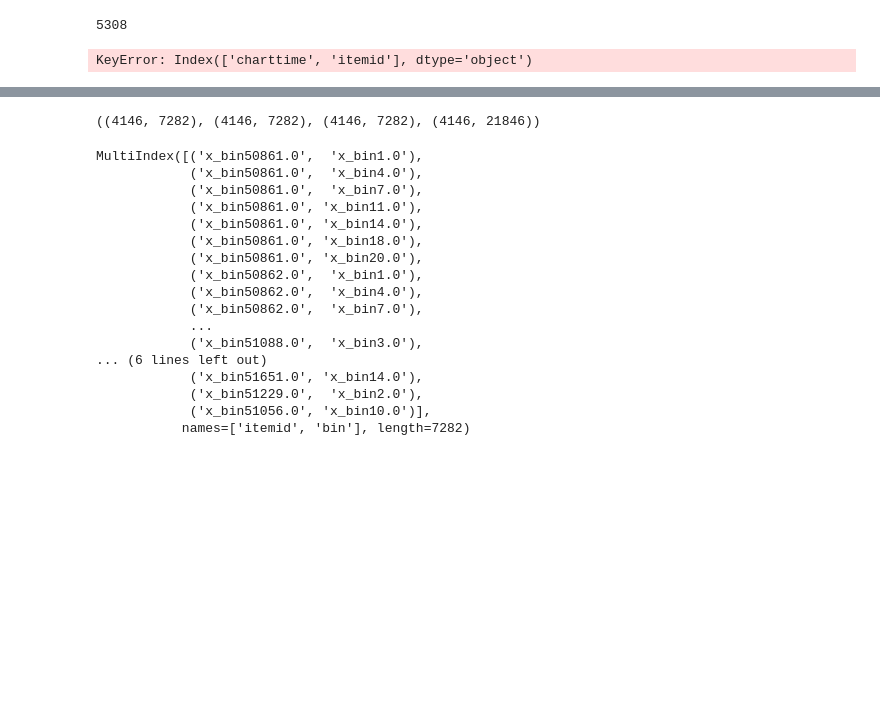
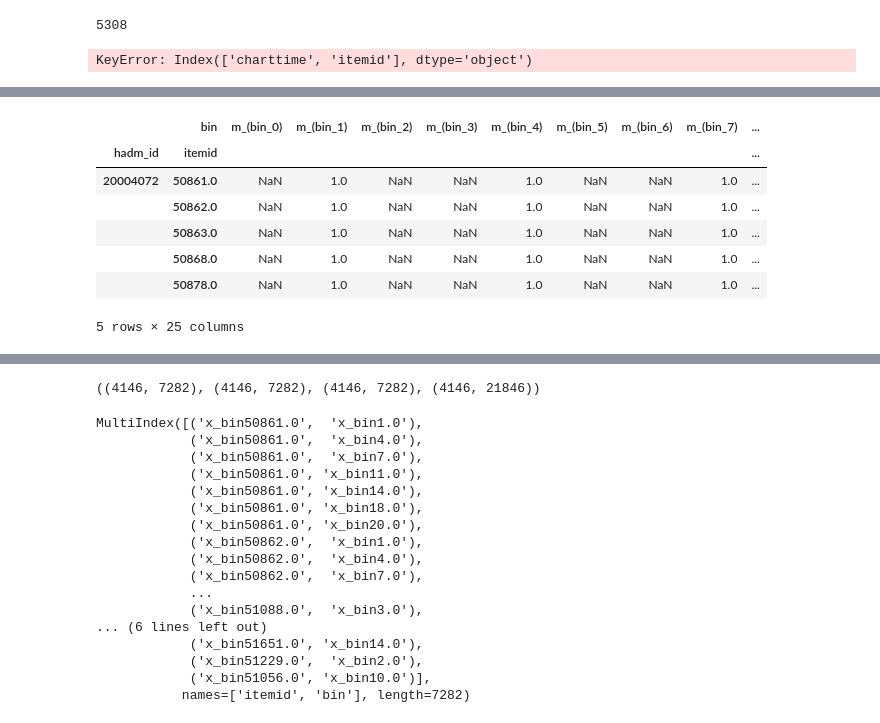
Before and after one commit to Crazz-Zaac/informative-missingness, a Jupyter notebook: project/notebooks/exp_2025.ipynb, the cells around one changed output, grey strips where cells are left out. Cells and saved outputs as stored; diff of their text form; code cells hidden in the pictures; blank space fills up the shorter version.

```diff
--- a/project/notebooks/exp_2025.ipynb
+++ b/project/notebooks/exp_2025.ipynb
@@ -905,0 +941,17 @@ patients_data.head()
+# %%
+m_values = (
+    patients_data.groupby(["hadm_id", "itemid", "bin"])["valuenum"]
+    .count()
+    .unstack(level="bin")
+    .rename(columns=lambda x: f"m_(bin_{x})")
+)
+m_values.head()
+# %% [output]
+|  | bin | m_(bin_0) | m_(bin_1) | m_(bin_2) | m_(bin_3) | m_(bin_4) | m_(bin_5) | m_(bin_6) | m_(bin_7) | ... |
+| hadm_id | itemid |  |  |  |  |  |  |  |  | ... |
+| 20004072 | 50861.0 | NaN | 1.0 | NaN | NaN | 1.0 | NaN | NaN | 1.0 | ... |
+|  | 50862.0 | NaN | 1.0 | NaN | NaN | 1.0 | NaN | NaN | 1.0 | ... |
+|  | 50863.0 | NaN | 1.0 | NaN | NaN | 1.0 | NaN | NaN | 1.0 | ... |
+|  | 50868.0 | NaN | 1.0 | NaN | NaN | 1.0 | NaN | NaN | 1.0 | ... |
+|  | 50878.0 | NaN | 1.0 | NaN | NaN | 1.0 | NaN | NaN | 1.0 | ... |
+5 rows × 25 columns
```
Also changed, not shown: parts of 9 cells of this notebook, 3 other files.
